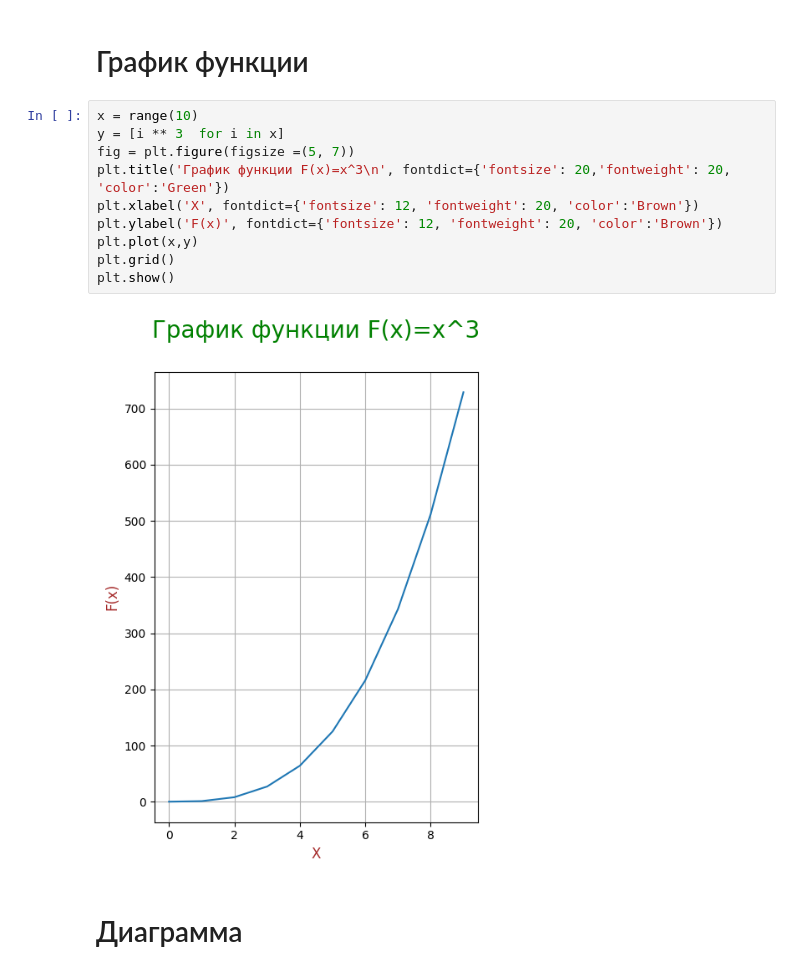
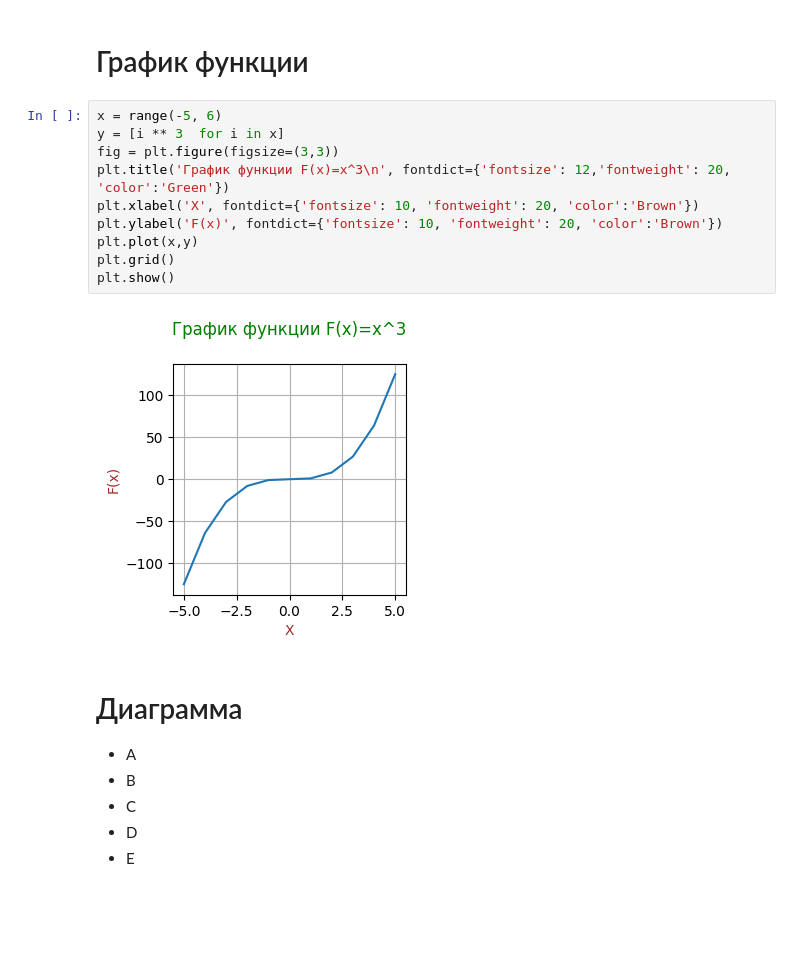
Before and after one commit to vlad-vlg/Jupyter, a Jupyter notebook: Second.ipynb, the cells around one changed output. Drawn from its saved outputs; the diff is of its cells as text; blank space fills up the shorter version.

```diff
--- a/Second.ipynb
+++ b/Second.ipynb
@@ -70,17 +75,22 @@ plt.show()
 # %% [markdown]
 # График функции
 # %%
-x = range(10)
+x = range(-5, 6)
 y = [i ** 3  for i in x]
-fig = plt.figure(figsize =(5, 7))
-plt.title('График функции F(x)=x^3\n', fontdict={'fontsize': 20,'fontweight': 20, 'color':'Green'})
-plt.xlabel('X', fontdict={'fontsize': 12, 'fontweight': 20, 'color':'Brown'})
-plt.ylabel('F(x)', fontdict={'fontsize': 12, 'fontweight': 20, 'color':'Brown'})
+fig = plt.figure(figsize=(3,3))
+plt.title('График функции F(x)=x^3\n', fontdict={'fontsize': 12,'fontweight': 20, 'color':'Green'})
+plt.xlabel('X', fontdict={'fontsize': 10, 'fontweight': 20, 'color':'Brown'})
+plt.ylabel('F(x)', fontdict={'fontsize': 10, 'fontweight': 20, 'color':'Brown'})
 plt.plot(x,y)
 plt.grid()
 plt.show()
 # %% [output]
-[figure, old version]
+[figure, new version]
 # %% [markdown]
 # Диаграмма
+- A
+- B
+- C
+- D
+- E
 # %%
```
Also changed, not shown: parts of 4 cells of this notebook, 1 other file.
